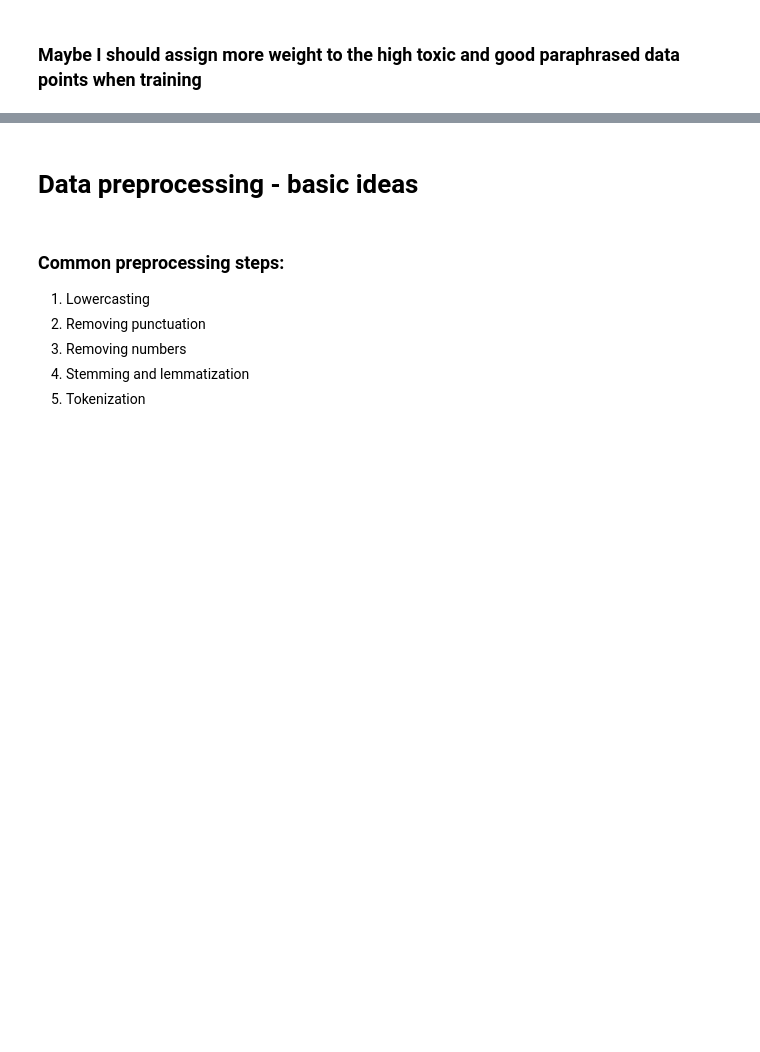
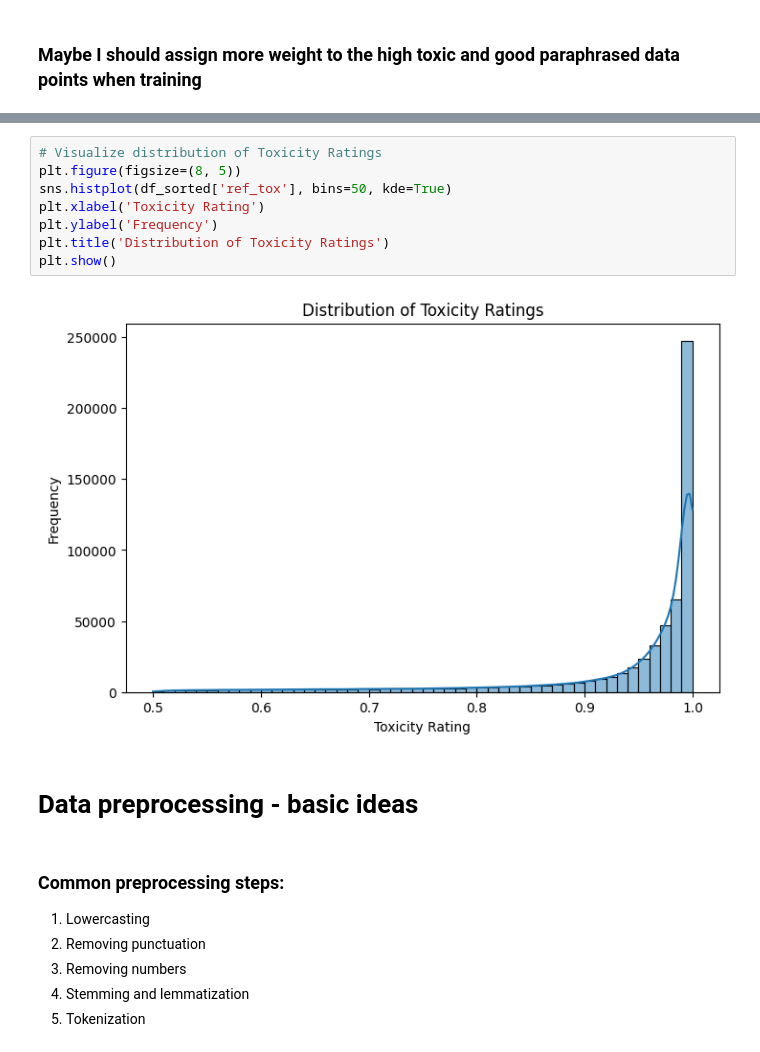
Before and after one commit to system205/PMLDL_Assignment1, a Jupyter notebook: notebooks/exploration_and_preprocessing.ipynb, the cells around one changed output, grey strips where cells are left out. Drawn from its saved outputs; the diff is of its cells as text; blank space fills up the shorter version.

```diff
--- a/notebooks/exploration_and_preprocessing.ipynb
+++ b/notebooks/exploration_and_preprocessing.ipynb
@@ -99,3 +129,13 @@ NameError: name 'df_processed' is not defined
+# %%
+# Visualize distribution of Toxicity Ratings
+plt.figure(figsize=(8, 5))
+sns.histplot(df_sorted['ref_tox'], bins=50, kde=True)
+plt.xlabel('Toxicity Rating')
+plt.ylabel('Frequency')
+plt.title('Distribution of Toxicity Ratings')
+plt.show()
+# %% [output]
+[figure, added]
 # %% [markdown]
 # Data preprocessing - basic ideas
 # %% [markdown]
```
Also changed, not shown: parts of 8 cells of this notebook.
